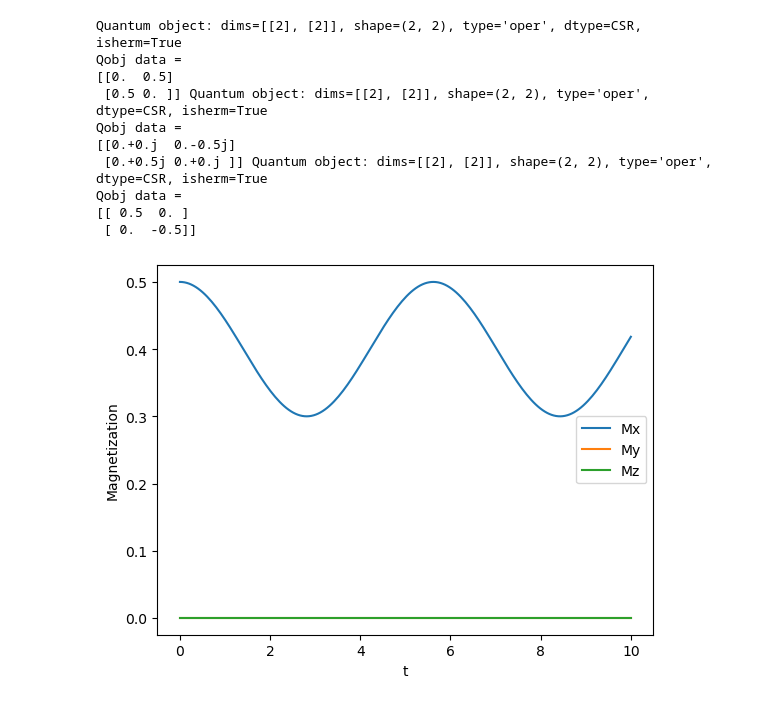
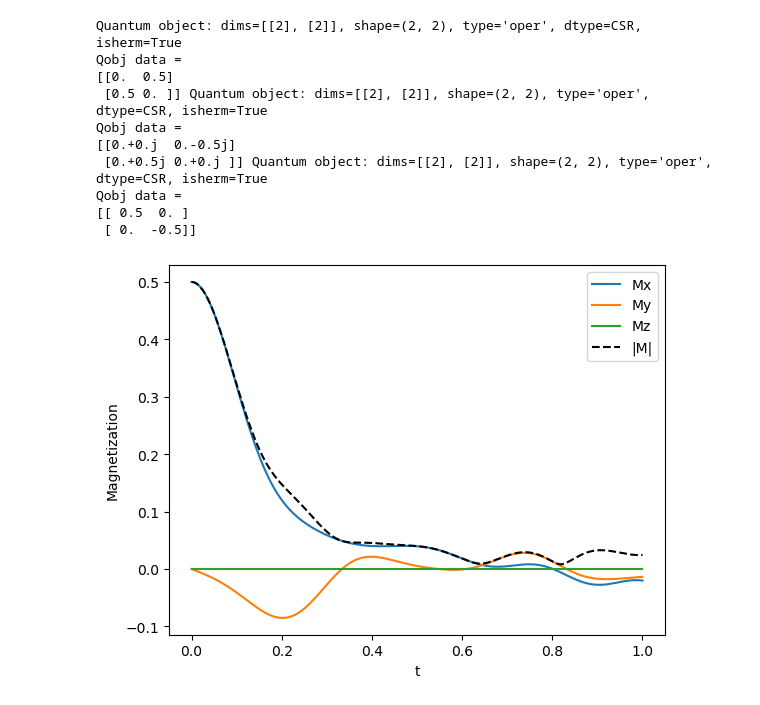
Before and after one commit to hershsam/Pulse-Sequence-Sims, a Jupyter notebook: Hammy_Test.ipynb, the cells around one changed output. Drawn from its saved outputs; the diff is of its cells as text; code cells hidden in the pictures.

```diff
--- a/Hammy_Test.ipynb
+++ b/Hammy_Test.ipynb
@@ -36,12 +36,12 @@ def two_site_op(op1, i, op2, j, N, dim):
     return tensor(ops)
 # %%
 #Onsite Disorder Hamiltonian:
-def onsite_disorder(N, sz, h_d, disorder_type = "gaussian"):
+def onsite_disorder(N, sz, h_d, distribution = "gaussian"):
     dim = sz.shape[0]
     H = 0
-    if disorder_type == "gaussian":
+    if distribution == "gaussian":
         h_arr = np.random.normal(0, h_d, N)
-    elif disorder_type == "uniform":
+    elif distribution == "uniform":
         h_arr = np.random.uniform(-h_d, h_d, N)
     else:
         raise ValueError("gaussian/uniform only")
@@ -110,25 +112,43 @@ def evolve_and_measure(H, psi0, tlist, Sx_ops, Sy_ops, Sz_ops):
 # %%
 import numpy as np
 import matplotlib.pyplot as plt
 
 S = 0.5
 sx, sy, sz = make_spin_ops(S)
 dim = int(2*S+1)
 
 N = 2
-H = ising_ham(N, sz, sx, J=1.0, h=0.5, periodic=False)
+
+#H = ising_ham(N, sz, sx, J=1.0, h=0.5, periodic=False)
 
 Sx_ops, Sy_ops, Sz_ops = magnetization_ops(N, sx, sy, sz, dim)
 
 psi0 = initial_state_plus_x(N)
 
-tlist = np.linspace(0, 10, 200)
+tlist = np.linspace(0, 1, 200)
 
-Mx, My, Mz = evolve_and_measure(H, psi0, tlist, Sx_ops, Sy_ops, Sz_ops)
+Mx_total = np.zeros(len(tlist))
+My_total = np.zeros(len(tlist))
+Mz_total = np.zeros(len(tlist))
 
-plt.plot(tlist, Mx, label="Mx")
-plt.plot(tlist, My, label="My")
-plt.plot(tlist, Mz, label="Mz")
+n_realizations = 100
+
+for _ in range(n_realizations):
+    H = onsite_disorder(N, sz, h_d=10, distribution ="gaussian")
+    Mx, My, Mz = evolve_and_measure(H, psi0, tlist, Sx_ops, Sy_ops, Sz_ops)
+    Mx_total += Mx
+    My_total += My
+    Mz_total += Mz
+
+Mx_avg = Mx_total / n_realizations
+My_avg = My_total / n_realizations
+Mz_avg = Mz_total / n_realizations
+M_avg  = np.sqrt(Mx_avg**2 + My_avg**2 + Mz_avg**2)
+
+plt.plot(tlist, Mx_avg, label="Mx")
+plt.plot(tlist, My_avg, label="My")
+plt.plot(tlist, Mz_avg, label="Mz")
+plt.plot(tlist, M_avg, label="|M|", linestyle='--', color='black')
 plt.legend(); plt.xlabel("t"); plt.ylabel("Magnetization"); plt.show()
 # %% [output]
-[figure, old version]
+[figure, new version]
```
Also changed, not shown: parts of 1 cell of this notebook.
